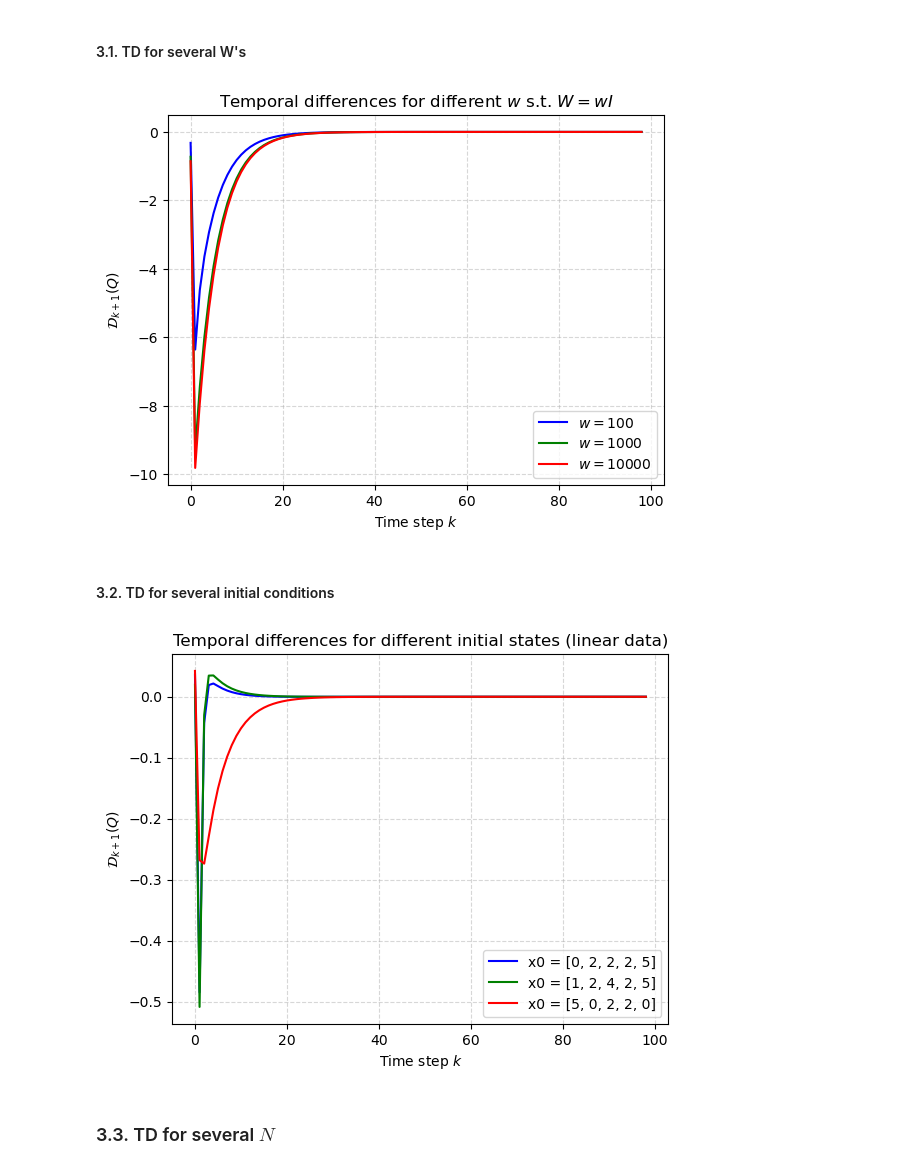
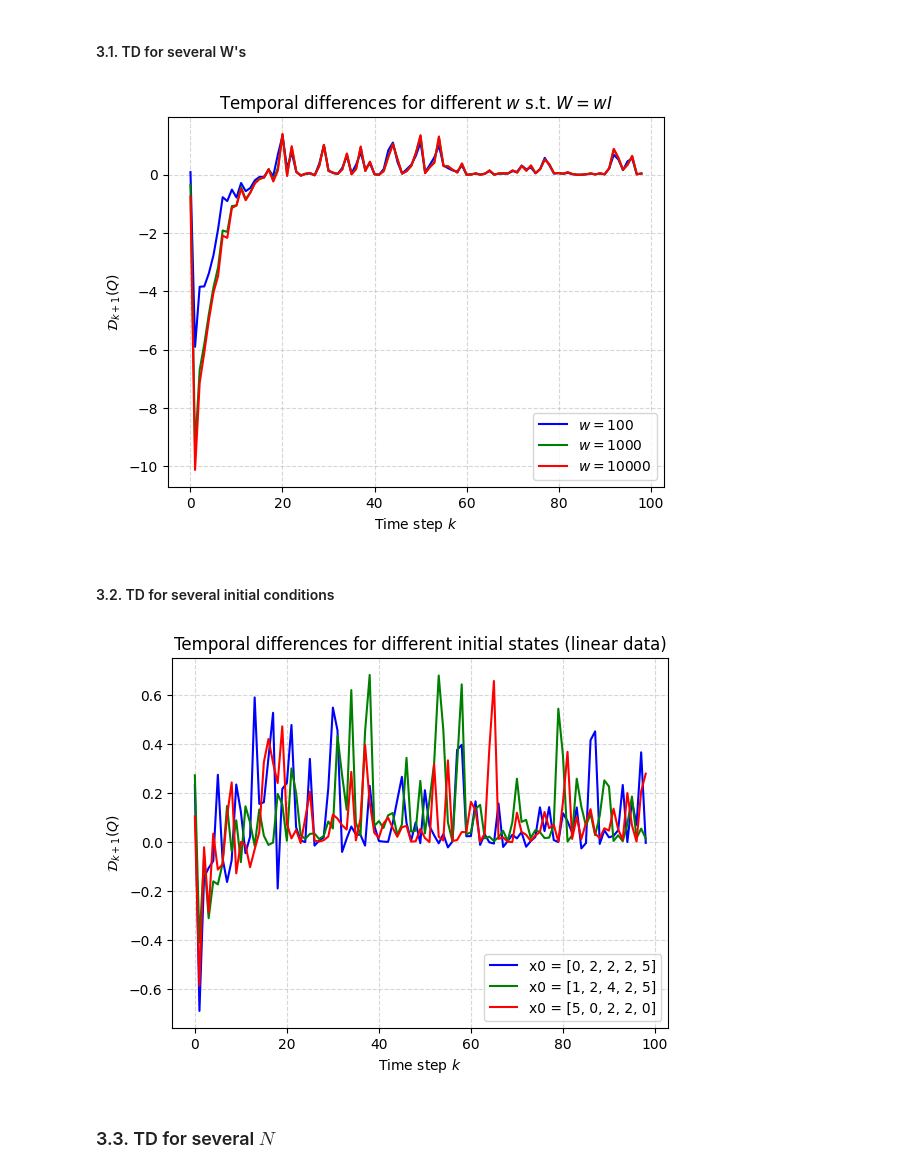
Before and after one commit to TheoHanon/Stochastic-Optimal-Control, a Jupyter notebook: Part III/partIII.ipynb, the cells around one changed output. Drawn from its saved outputs; the diff is of its cells as text; code cells hidden in the pictures.

```diff
--- a/Part III/partIII.ipynb
+++ b/Part III/partIII.ipynb
@@ -61,3 +58,26 @@ def LQR_policy(x: np.ndarray) -> np.ndarray:
+# %%
+def LQR_policy(x: np.ndarray) -> np.ndarray:
+    return -K_star @ x
+
+def phi_e(x : np.ndarray, sigma_e = 0.5) -> np.ndarray:
+    return LQR_policy(x) + np.random.randn() * sigma_e
+
+def psi_Q(x, u):
+
+    if not np.isscalar(u):
+        u = u[0]
+
+    x1 = x[0]
+    x4 = x[3]
+    x5 = x[4]
+    psi = [x1**2, x4**2, x5**2, u**2, x1*u, x4*u, x5*u,\
+             x1*x4, x1*x5, x4*x5]
+
+    return np.array(psi)
+
+def policy_Q(x, theta):
+    sum = theta[4]*x[0] + theta[5]*x[3] + theta[6]*x[4]
+    return - sum / (2*theta[3])
 # %%
 def simulate_linear_model(x0: np.ndarray, policy : callable, n_step : int, with_noise : bool = False) -> Tuple[np.ndarray, np.ndarray]:
 
@@ -168,17 +158,16 @@ n_step = 100
 
 x0 = [0, 2, 2, 2, 5]
 
-psi = generate_psi_quadratic_without_linear
-
-d = 21
+psi = psi_Q
+d = 10
 
 phi = LQR_policy # policy used in the TD
 
-data_linear = simulate_linear_model(x0, LQR_policy, n_step, with_noise=False)
+data_linear = simulate_linear_model(x0, phi_e, n_step, with_noise=False)
 
 val_W = np.array([100, 1000, 10000])
 temporal_differences = np.zeros((len(val_W), n_step-1))
-theta_lstd_lin_arr = np.zeros((len(val_W), 21))
+theta_lstd_lin_arr = np.zeros((len(val_W), d))
 
 for i in range(len(val_W)):
 
@@ -199,33 +188,33 @@ plt.title('Temporal differences for different $w$ s.t. $W=wI$')
 plt.grid(linestyle='--', alpha = 0.5)
 plt.show()
 # %% [output]
-[figure, old version]
+[figure, new version]
 # %% [markdown]
 #### 3.2. TD for several initial conditions
 # %%
 x0_arr = [[0, 2, 2, 2, 5], [1, 2, 4, 2, 5], [5, 0, 2, 2, 0]]
 
 W = 1 * np.eye(d)
 temporal_differences = np.zeros((len(x0_arr), n_step-1))
 
 for i, x0 in enumerate(x0_arr):
 
-    data_linear = simulate_linear_model(x0, LQR_policy, n_step, with_noise=False)
+    data_linear = simulate_linear_model(x0, phi_e, n_step, with_noise=False)
     theta_lstd_lin = perform_lstd(phi, cost, psi, W, data_linear, d)
     temporal_differences[i] = compute_TD(data_linear, Q_lstd, phi, cost, psi, theta_lstd_lin)
 
 
 colors = ['b', 'g', 'r']
 for i in range(len(x0_arr)):
     plt.plot(temporal_differences[i], color=colors[i], label='x0 = ' + str(x0_arr[i]))
 plt.legend()
 plt.xlabel('Time step $k$')
 plt.ylabel('$\\mathcal{D}_{k+1}(Q)$')
 plt.title('Temporal differences for different initial states (linear data)')
 plt.grid(linestyle='--', alpha = 0.5)
 plt.show()
 # %% [output]
-[figure, old version]
+[figure, new version]
 # %% [markdown]
 ### 3.3. TD for several $N$
 # %%
```
Also changed, not shown: parts of 22 cells of this notebook, 2 other files.
